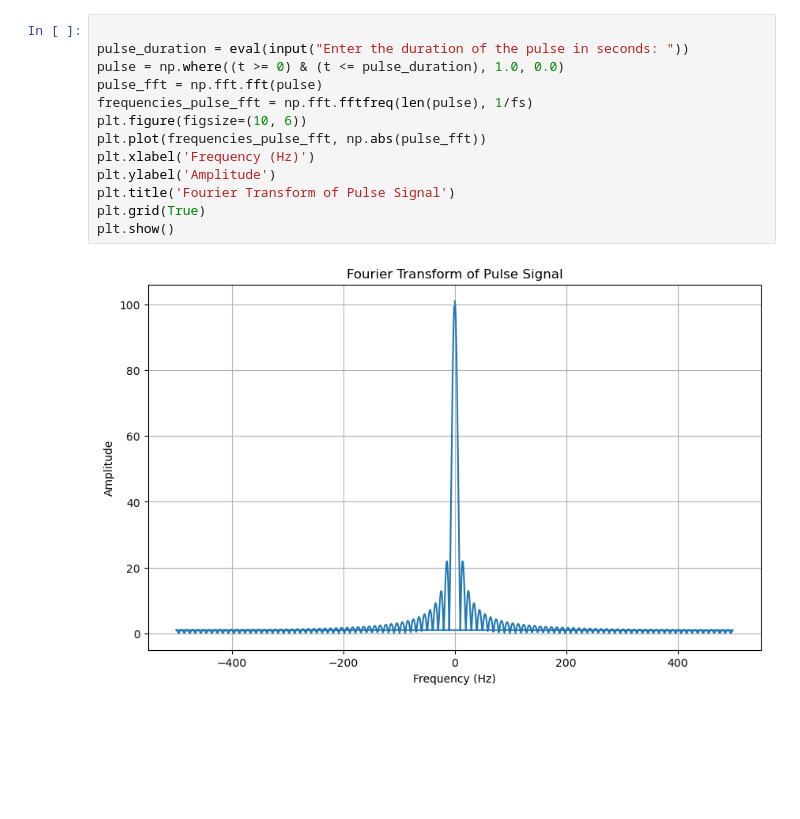
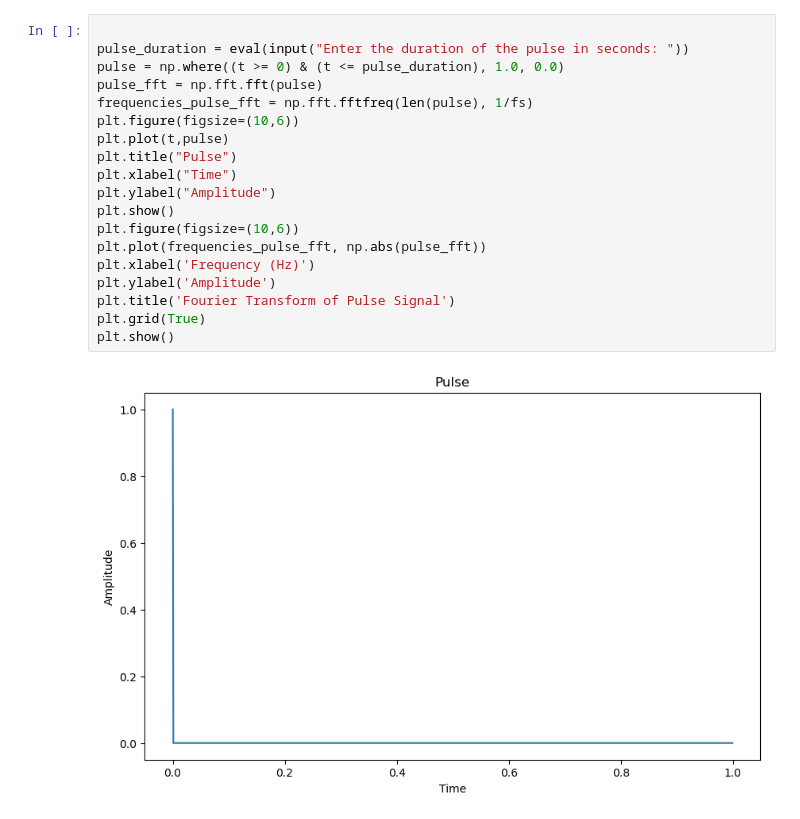
Before and after one commit to ADI-ROXX/DSP, a Jupyter notebook: assign1.ipynb, the cells around one changed output. Drawn from its saved outputs; the diff is of its cells as text; blank space fills up the shorter version.

```diff
--- a/assign1.ipynb
+++ b/assign1.ipynb
@@ -53,15 +53,21 @@ plt.show()
 # %%
 
 pulse_duration = eval(input("Enter the duration of the pulse in seconds: "))
 pulse = np.where((t >= 0) & (t <= pulse_duration), 1.0, 0.0)
 pulse_fft = np.fft.fft(pulse)
 frequencies_pulse_fft = np.fft.fftfreq(len(pulse), 1/fs)
-plt.figure(figsize=(10, 6))
+plt.figure(figsize=(10,6))
+plt.plot(t,pulse)
+plt.title("Pulse")
+plt.xlabel("Time")
+plt.ylabel("Amplitude")
+plt.show()
+plt.figure(figsize=(10,6))
 plt.plot(frequencies_pulse_fft, np.abs(pulse_fft))
 plt.xlabel('Frequency (Hz)')
 plt.ylabel('Amplitude')
 plt.title('Fourier Transform of Pulse Signal')
 plt.grid(True)
 plt.show()
 # %% [output]
-[figure, old version]
+[figure, new version]
```
Also changed, not shown: parts of 3 cells of this notebook, 1 other file.
